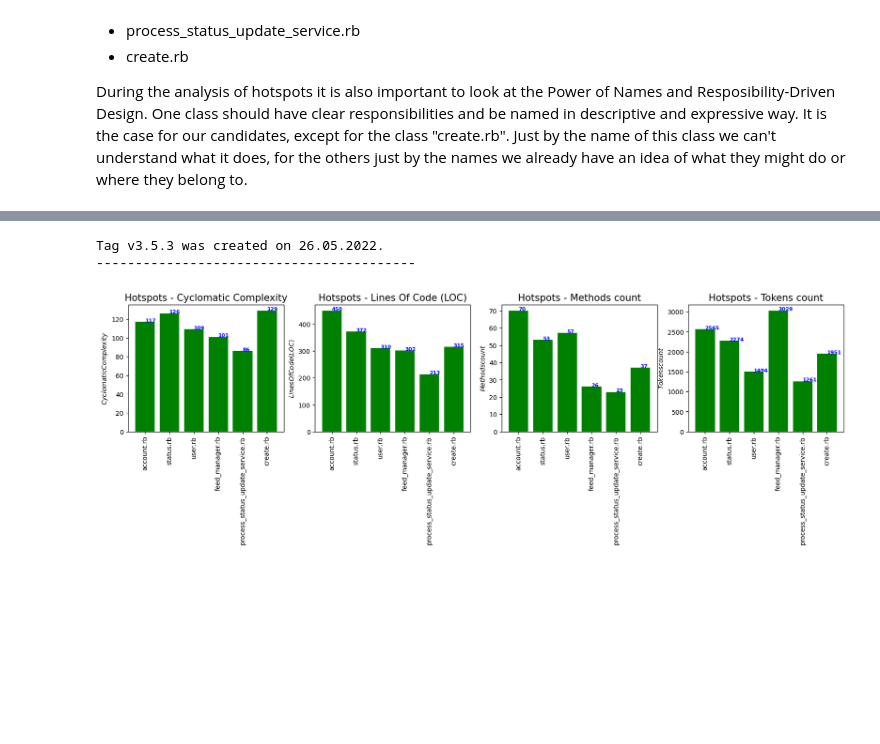
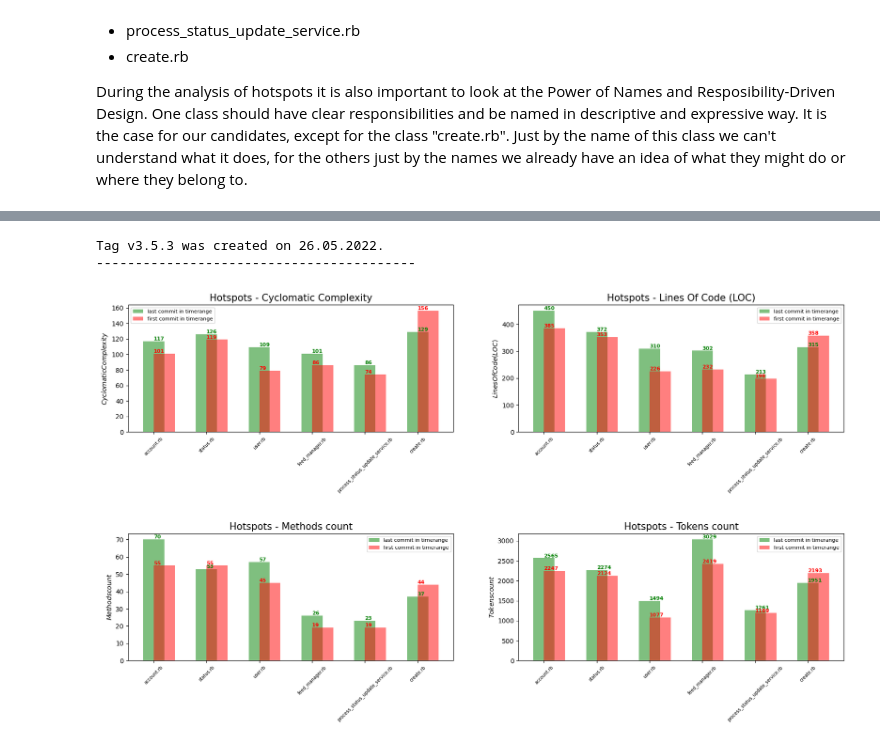
Before and after one commit to Shymsky/SOSY_SE, a Jupyter notebook: EX1.ipynb, the cells around one changed output, grey strips where cells are left out. Saved outputs shown, nothing was run; the diff lists cells and outputs as text; code cells hidden in the pictures; blank space fills up the shorter version.

Commit message:
graphs added

```diff
--- a/EX1.ipynb
+++ b/EX1.ipynb
@@ -252,36 +286,34 @@ Commit date:  2022-05-13 00:02:35+02:00
 # %%
 print("Tag v3.5.3 was created on 26.05.2022.")
 print("-----------------------------------------")
-# for file_name in list_of_hotspots:
-#     print("Filename: ", file_name)
-#     print("Cyclomatic Complexity: ", dict_complexities[file_name])
-#     print("Lines Of Code (LOC): ", dict_loc[file_name])
-#     print("Methods count: ", dict_methods_count[file_name])
-#     print("Tokens count: ", dict_tokens_count[file_name])
-#     print("-----------------------------------------")
 
 # create bar plot for each measure
-def create_bar_plot(measure, measure_name, index):
-    plt.subplot(2, 4, index)
-    plt.bar(list_of_hotspots, measure, color='green')
+def create_bar_plot(measure_v353, measure_v300, measure_name, index):
+    plt.subplot(2, 2, index)
+    plt.bar(list_of_hotspots, measure_v353, color='green', alpha = 0.5, label="last commit in timerange", width = 0.4)
+    for i, v in enumerate(measure_v353):
+        plt.text(i, v, str(v), color='green', va='bottom', fontsize=8, fontweight='bold')
+    # shift the bars to the right to make the difference between the two bars more visible
+    x = np.arange(len(list_of_hotspots))
+    plt.bar(x + 0.2, measure_v300, color='red', alpha = 0.5, label = "first commit in timerange", width = 0.4)
+    for i, v in enumerate(measure_v300):
+        plt.text(i, v, str(v), color='red', va='bottom', fontsize=8, fontweight='bold')
+    # other settings
     plt.title("Hotspots - " + measure_name, fontsize=15)
     plt.ylabel(r"$" + measure_name + "$", fontsize=10)
-    plt.xticks(rotation=90)
-    # put value on the bar
-    for i, v in enumerate(measure):
-        plt.text(i, v, str(v), color='blue', va='bottom', fontweight='bold')
-
-
+    plt.xticks(rotation=45, fontsize=7)
+    plt.legend(loc='best', prop={'size': 8})
 
 plt.figure(figsize=(20,10))
 index = 1
-for measure, measure_name in zip([dict_complexities, dict_loc, dict_methods_count, dict_tokens_count],
-                                 ["Cyclomatic Complexity", "Lines Of Code (LOC)", "Methods count", "Tokens count"]):
-    create_bar_plot(list(measure.values()), measure_name, index)
+for measure_v353, measure_v300, measure_name in zip([dict_complexities_v353, dict_loc_v353, dict_methods_count_v353, dict_tokens_count_v353],
+                                      [dict_complexities_v300, dict_loc_v300, dict_methods_count_v300, dict_tokens_count_v300],
+                                      ["Cyclomatic Complexity", "Lines Of Code (LOC)", "Methods count", "Tokens count"]):
+    create_bar_plot(list(measure_v353.values()), list(measure_v300.values()), measure_name, index)
     index += 1
 plt.subplots_adjust(hspace=0.8)
 plt.show()
 # %% [output]
 Tag v3.5.3 was created on 26.05.2022.
 -----------------------------------------
-[figure, old version]
+[figure, new version]
```
Also changed, not shown: parts of 3 cells of this notebook.
